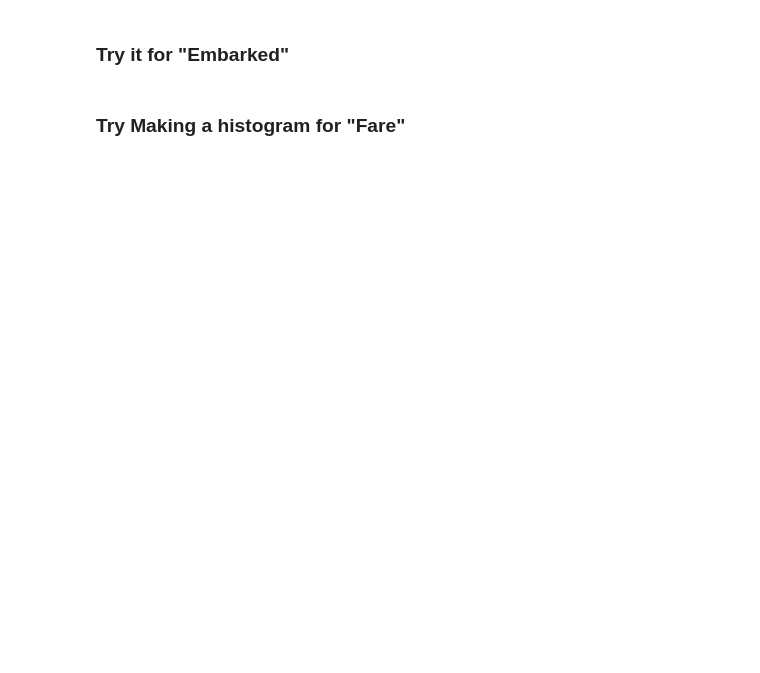
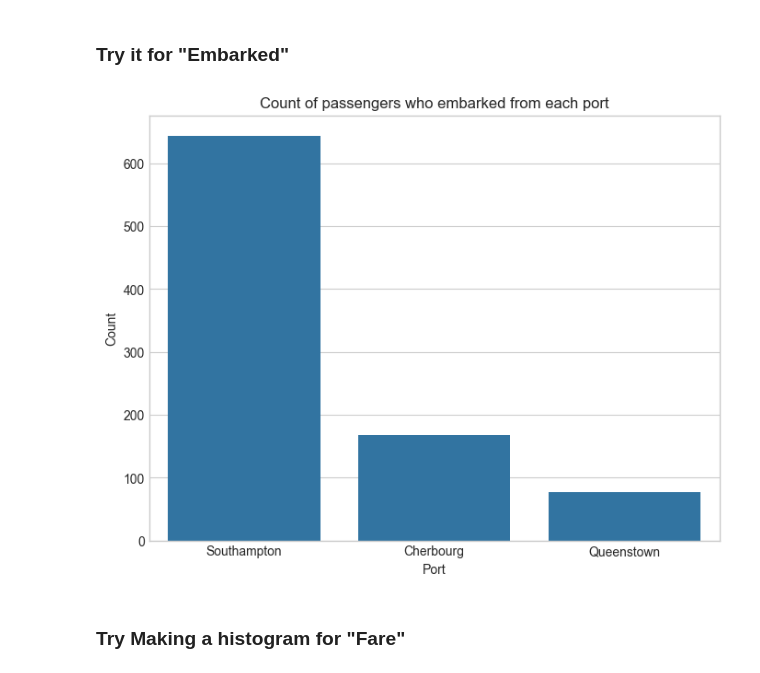
Before and after one commit to CodeX-SIT/intro-to-data-processing-yessir, a Jupyter notebook: titanic.ipynb, the cells around one changed output. Saved outputs shown, nothing was run; the diff lists cells and outputs as text; code cells hidden in the pictures; blank space fills up the shorter version.

```diff
--- a/titanic.ipynb
+++ b/titanic.ipynb
@@ -101,4 +224,17 @@ plt.show()
 # %% [markdown]
 ### Try it for "Embarked"
+# %%
+plt.figure(figsize=(8, 6))
+#Plot 3: Count of Passengers who embarked from each port
+
+sns.countplot(x='Embarked', data=train_df)
+
+plt.title('Count of passengers who embarked from each port')
+plt.xlabel('Port')
+plt.ylabel('Count')
+plt.xticks([0, 1, 2], ['Southampton', 'Cherbourg', 'Queenstown'])
+plt.show()
+# %% [output]
+[figure, added]
 # %% [markdown]
 ### Try Making a histogram for "Fare"
```
Also changed, not shown: parts of 46 cells of this notebook, 1 other file.
